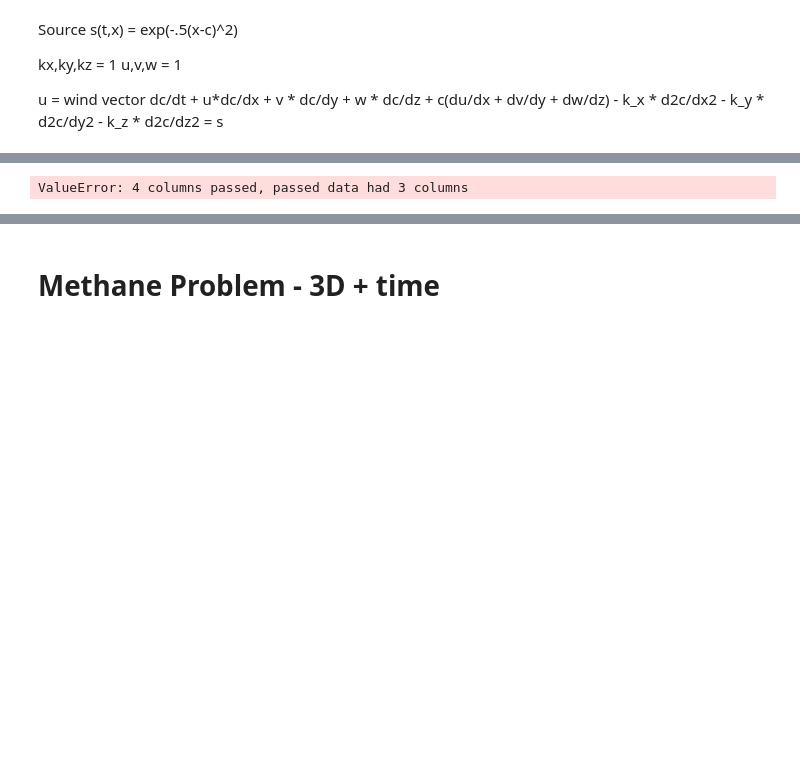
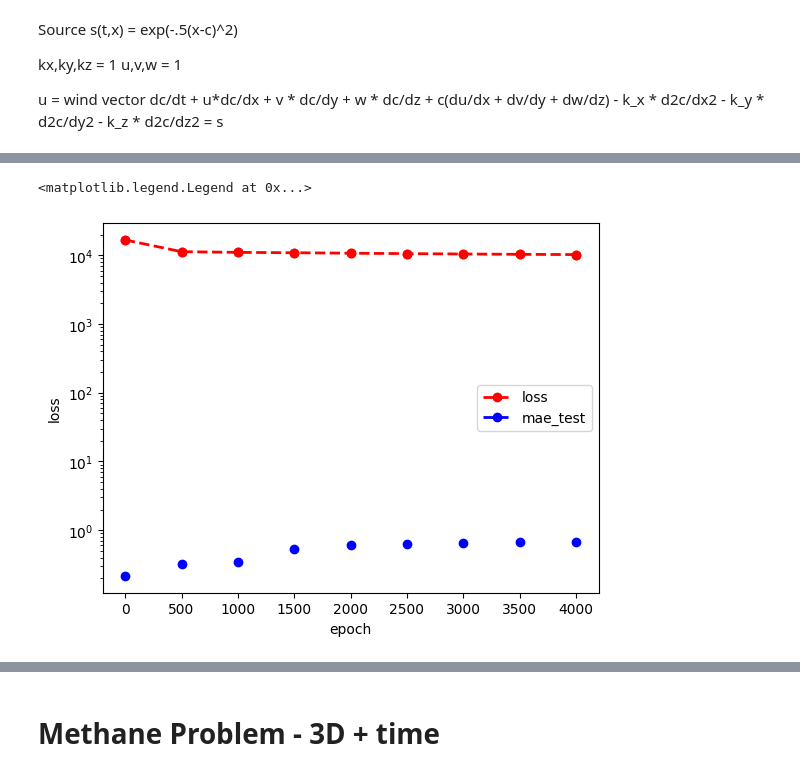
Before and after one commit to andrewholmberg/methane_pinns_practice, a Jupyter notebook: 20240820_methane_pinn.ipynb, the cells around one changed output, grey strips where cells are left out. Saved outputs shown, nothing was run; the diff lists cells and outputs as text; code cells hidden in the pictures; blank space fills up the shorter version.

```diff
--- a/20240820_methane_pinn.ipynb
+++ b/20240820_methane_pinn.ipynb
@@ -196,20 +246,21 @@ Epoch 11000, Loss: 1.348622e+00, mae_test: 76.15544594061653
 KeyboardInterrupt:
 # %%
 import pandas as pd
-status_df = pd.DataFrame(columns = ['epoch','loss','mae_train','mae_test'], data = status)
+status_df = pd.DataFrame(columns = ['epoch','loss','mae_test'], data = status)
 status_df = status_df[status_df['epoch'] % 500 == 0]
 fig,ax = plt.subplots()
 
 ax.plot(status_df['epoch'], status_df['loss'], 'r--', linewidth=2, marker='o', label='loss')
 # ax.plot(status_df['epoch'], status_df['mae_train'], 'p--', linewidth=2, marker='o', label='mae_train')
 ax.plot(status_df['epoch'], status_df['mae_test'], 'b--', linewidth=2, marker='o', label='mae_test')
 
 ax.set_yscale('log')
 ax.set_xlabel('epoch')
 ax.set_ylabel('loss')
 ax.legend()
 # %% [output]
-ValueError: 4 columns passed, passed data had 3 columns
+<matplotlib.legend.Legend at 0x...>
+[figure, added]
 # %%
 x4 = np.linspace(0, 10, 5)
 x2 = np.linspace(0, 10, 30)
```
Also changed, not shown: parts of 3 cells of this notebook, 3 other files.
